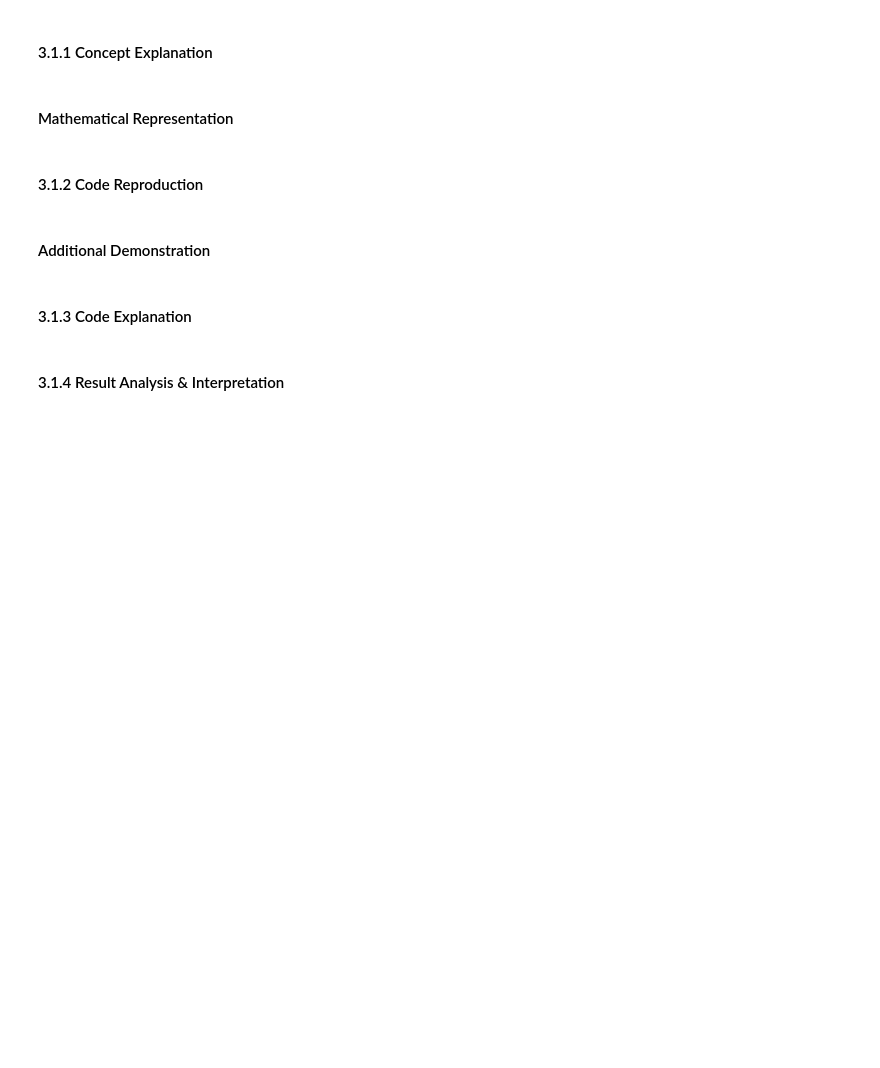
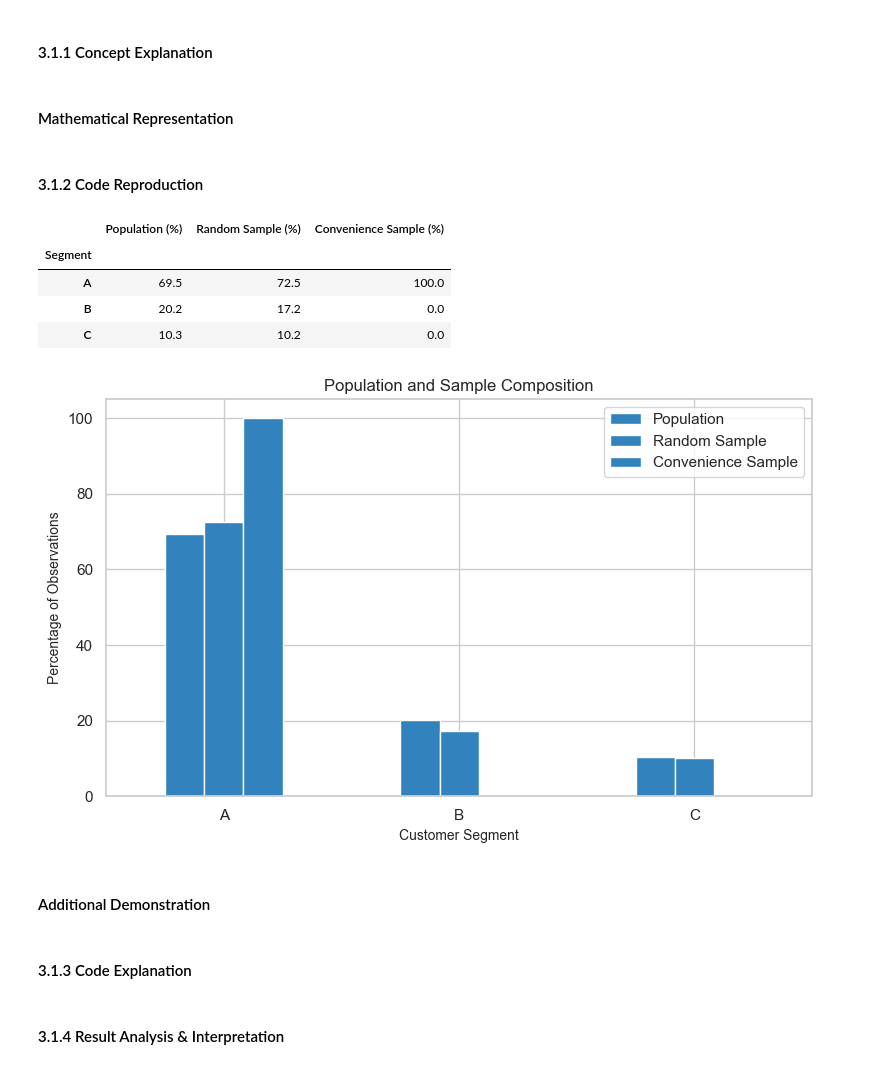
Before and after one commit to kinanpta/Practical-Statistics-for-Data-Scientists, a Jupyter notebook: Chapter02_Data_and_Sampling_Distributions.ipynb, the cells around one changed output. Drawn from its saved outputs; the diff is of its cells as text; code cells hidden in the pictures; blank space fills up the shorter version.

```diff
--- a/Chapter02_Data_and_Sampling_Distributions.ipynb
+++ b/Chapter02_Data_and_Sampling_Distributions.ipynb
@@ -43,6 +43,84 @@ This section presents the theoretical concepts and practical implementations dis
 #### Mathematical Representation
 # %% [markdown]
 #### 3.1.2 Code Reproduction
+# %%
+rng = np.random.default_rng(101)
+
+population_size = 10000
+
+population = pd.DataFrame({
+    "Segment": rng.choice(
+        ["A", "B", "C"],
+        size=population_size,
+        p=[0.70, 0.20, 0.10]
+    )
+})
+
+population["MonthlySpend"] = np.select(
+    [
+        population["Segment"].eq("A"),
+        population["Segment"].eq("B"),
+        population["Segment"].eq("C")
+    ],
+    [
+        rng.normal(45, 12, population_size),
+        rng.normal(75, 18, population_size),
+        rng.normal(110, 25, population_size)
+    ]
+).clip(min=0)
+
+random_sample = population.sample(
+    n=400,
+    random_state=101
+)
+
+convenience_pool = population.loc[
+    population["Segment"].eq("A")
+]
+
+convenience_sample = convenience_pool.sample(
+    n=400,
+    random_state=102
+)
+
+segment_share = pd.DataFrame({
+    "Population": population["Segment"].value_counts(
+        normalize=True
+    ),
+    "Random Sample": random_sample["Segment"].value_counts(
+        normalize=True
+    ),
+    "Convenience Sample": convenience_sample["Segment"].value_counts(
+        normalize=True
+    )
+}).fillna(0).sort_index()
+
+display(
+    (segment_share * 100)
+    .round(1)
+    .rename_axis("Segment")
+    .rename(columns=lambda c: f"{c} (%)")
+)
+
+ax = (segment_share * 100).plot.bar(
+    figsize=(8, 5),
+    color=BLUE
+)
+
+ax.set_title("Population and Sample Composition")
+ax.set_xlabel("Customer Segment")
+ax.set_ylabel("Percentage of Observations")
+
+plt.xticks(rotation=0)
+plt.tight_layout()
+plt.show()
+# %% [output]
+|  | Population (%) | Random Sample (%) | Convenience Sample (%) |
+| Segment |  |  |  |
+| A | 69.5 | 72.5 | 100.0 |
+| B | 20.2 | 17.2 | 0.0 |
+| C | 10.3 | 10.2 | 0.0 |
+[figure, added]
 # %% [markdown]
 #### Additional Demonstration
 # %% [markdown]
```
Also changed, not shown: parts of 1 cell of this notebook, 6 other files.
